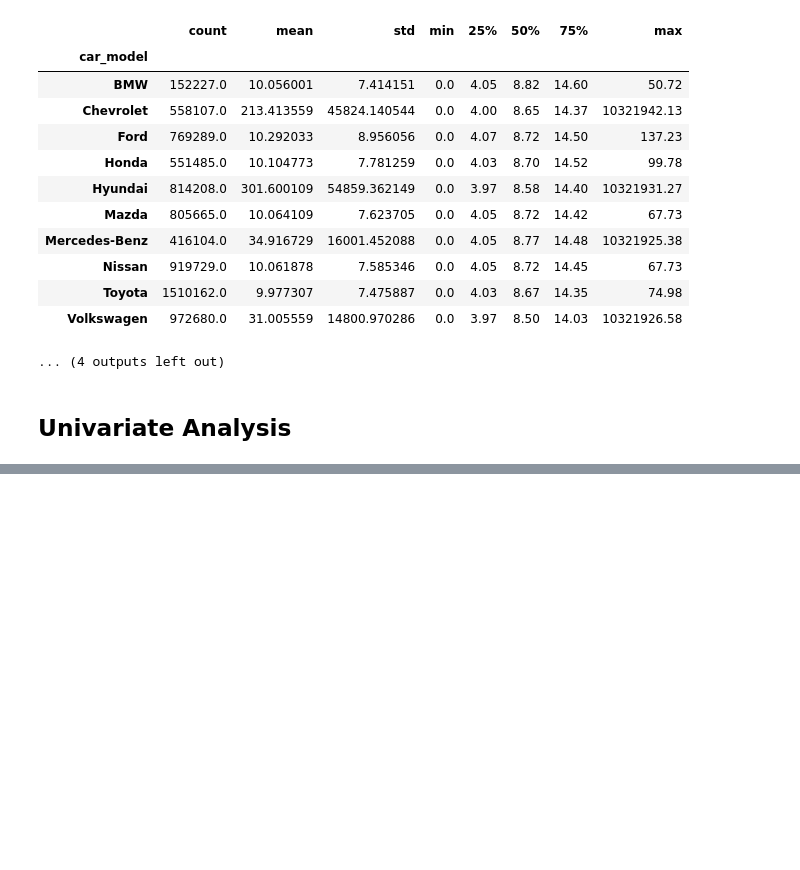
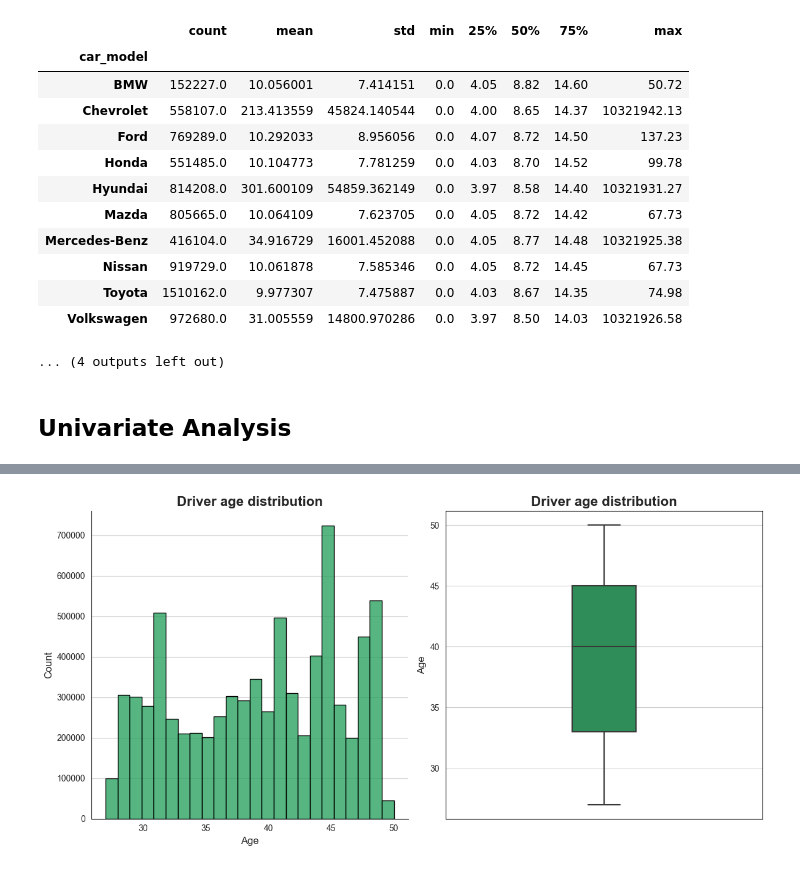
Before and after one commit to timothyckl/Just-Taxi-Analysis, a Jupyter notebook: analysis/eda.ipynb, the cells around one changed output, grey strips where cells are left out. Saved outputs shown, nothing was run; the diff lists cells and outputs as text; code cells hidden in the pictures; blank space fills up the shorter version.

```diff
--- a/analysis/eda.ipynb
+++ b/analysis/eda.ipynb
@@ -353,0 +366,23 @@ Trip duration (m) by car model
+# %%
+fig, axes = plt.subplots(1, 2 ,figsize=(12, 6))
+
+sns.histplot(x=cleaned_df['driver_age'], bins=24, color=palette[0], edgecolor='k', ax=axes[0])
+axes[0].set_title('Driver age distribution', fontweight='semibold', fontsize=16, **hfont)
+axes[0].set_xlabel('Age', fontsize=12, **hfont)
+axes[0].set_ylabel('Count', fontsize=12, **hfont)
+axes[0].grid(axis='x')
+axes[0].spines['top'].set_visible(False)
+axes[0].spines['right'].set_visible(False)
+axes[0].spines['left'].set_color('k')
+axes[0].spines['bottom'].set_color('k')
+
+# boxplot of drivers age by gender
+sns.boxplot(y=cleaned_df['driver_age'], color=palette[0], width=.2, ax=axes[1])
+axes[1].set_title('Driver age distribution', fontweight='semibold', fontsize=16, **hfont)
+axes[1].set_ylabel('Age', fontsize=12, **hfont)
+axes[1].spines[:].set_color('k')
+
+plt.tight_layout()
+plt.show()
+# %% [output]
+[figure, added]
```
Also changed, not shown: parts of 7 cells of this notebook.
